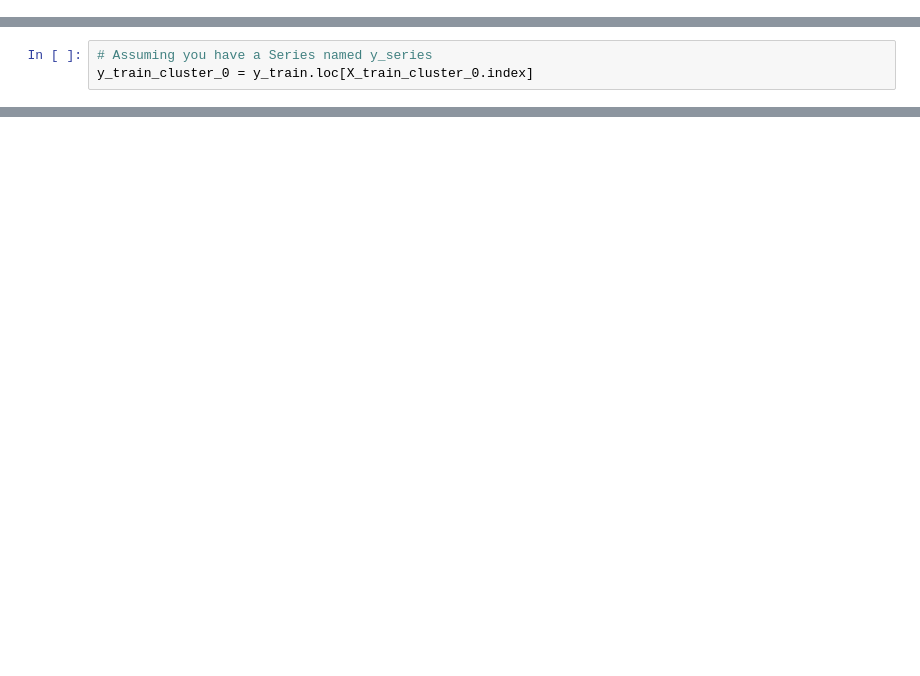
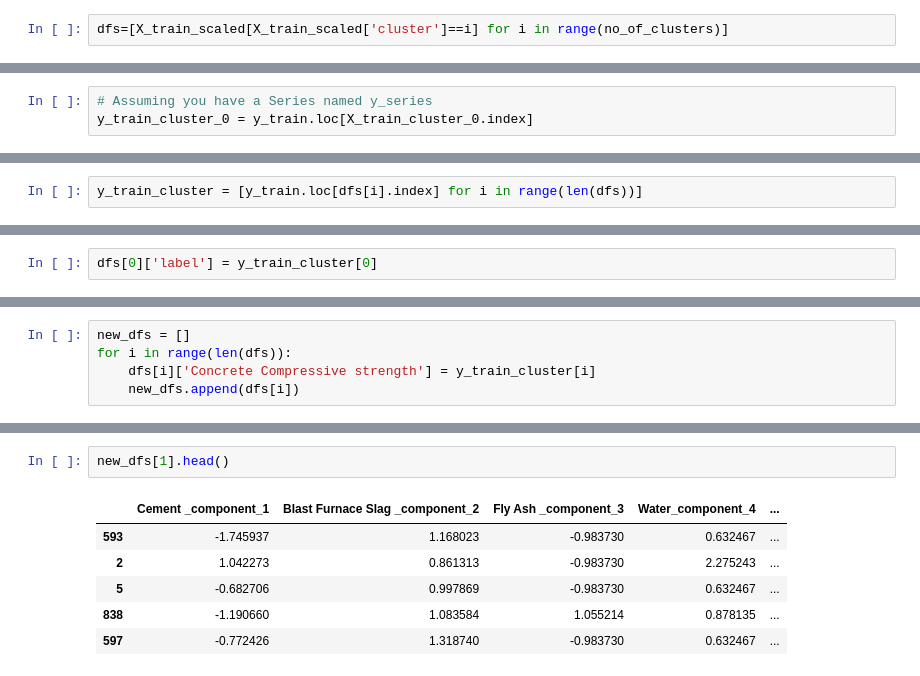
Before and after one commit to gagan-bajwa/CementStrength, a Jupyter notebook: reasearch/EDA.ipynb, the cells around one changed output, grey strips where cells are left out. Saved outputs shown, nothing was run; the diff lists cells and outputs as text; blank space fills up the shorter version.

```diff
--- a/reasearch/EDA.ipynb
+++ b/reasearch/EDA.ipynb
@@ -409,3 +430,5 @@ X_train_scaled.head()
 | 342 | -0.071310 | 1.124522 | 0.931251 | -1.168645 | ... |
 # %%
 X_train_cluster_0= X_train_scaled[X_train_scaled['cluster']==0]
+# %%
+dfs=[X_train_scaled[X_train_scaled['cluster']==i] for i in range(no_of_clusters)]
@@ -423,0 +464,2 @@ y_train_cluster_0 = y_train.loc[X_train_cluster_0.index]
+# %%
+y_train_cluster = [y_train.loc[dfs[i].index] for i in range(len(dfs))]
@@ -423,0 +480,2 @@ y_train_cluster_0 = y_train.loc[X_train_cluster_0.index]
+# %%
+dfs[0]['label'] = y_train_cluster[0]
@@ -423,0 +488,5 @@ y_train_cluster_0 = y_train.loc[X_train_cluster_0.index]
+# %%
+new_dfs = []
+for i in range(len(dfs)):
+    dfs[i]['Concrete Compressive strength'] = y_train_cluster[i]
+    new_dfs.append(dfs[i])
@@ -423,0 +514,9 @@ y_train_cluster_0 = y_train.loc[X_train_cluster_0.index]
+# %%
+new_dfs[1].head()
+# %% [output]
+|  | Cement _component_1 | Blast Furnace Slag _component_2 | Fly Ash _component_3 | Water_component_4 | ... |
+| 593 | -1.745937 | 1.168023 | -0.983730 | 0.632467 | ... |
+| 2 | 1.042273 | 0.861313 | -0.983730 | 2.275243 | ... |
+| 5 | -0.682706 | 0.997869 | -0.983730 | 0.632467 | ... |
+| 838 | -1.190660 | 1.083584 | 1.055214 | 0.878135 | ... |
+| 597 | -0.772426 | 1.318740 | -0.983730 | 0.632467 | ... |
```
Also changed, not shown: parts of 36 cells of this notebook, 7 other files.
